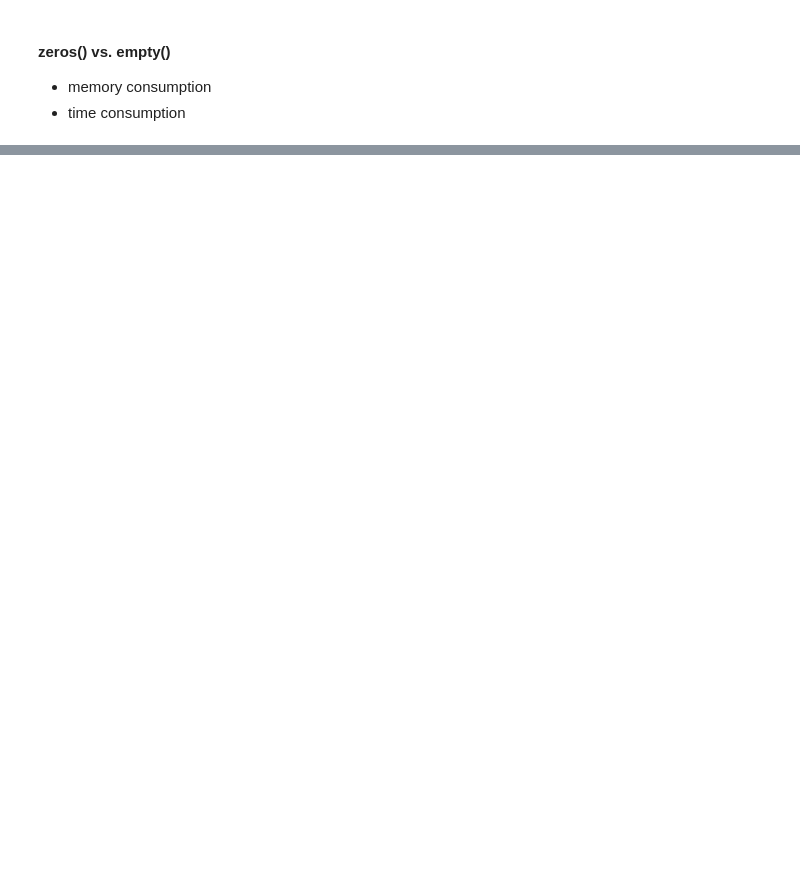
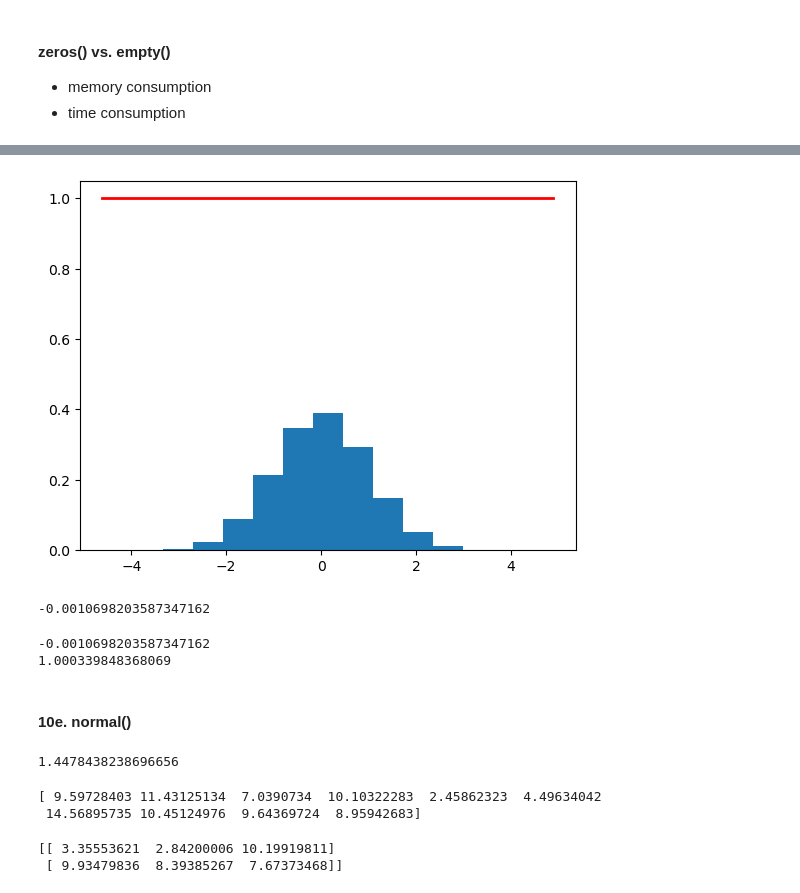
Before and after one commit to gptshubham/Python-for-DataScience-DurgaSoft, a Jupyter notebook: Numpy/2_creating_array.ipynb, the cells around one changed output, grey strips where cells are left out. Saved outputs shown, nothing was run; the diff lists cells and outputs as text; code cells hidden in the pictures; blank space fills up the shorter version.

```diff
--- a/Numpy/2_creating_array.ipynb
+++ b/Numpy/2_creating_array.ipynb
@@ -529,0 +793,18 @@ Time taken by empty(): 0:00:00.000051
+# %%
+s = np.random.randn(1000000)
+import matplotlib.pyplot as plt
+count,bins,ignored = plt.hist(s,15,density=True)
+plt.plot(bins,np.ones_like(bins),linewidth=2,color='r')
+plt.show()
+s.mean()
+# %% [output]
+[figure, added]
+-0.0010698203587347162
+# %%
+print(s.mean())
+print(s.std())
+# %% [output]
+-0.0010698203587347162
+1.000339848368069
+# %% [markdown]
+#### 10e. normal()
@@ -529,0 +820,19 @@ Time taken by empty(): 0:00:00.000051
+# %%
+a = np.random.normal()
+print(a)
+# %% [output]
+1.4478438238696656
+# %%
+# 1-D Array
+a = np.random.normal(10,4,size=10)
+print(a)
+# %% [output]
+[ 9.59728403 11.43125134  7.0390734  10.10322283  2.45862323  4.49634042
+ 14.56895735 10.45124976  9.64369724  8.95942683]
+# %%
+# 2-D Array
+a = np.random.normal(10,4,size=(2,3))
+print(a)
+# %% [output]
+[[ 3.35553621  2.84200006 10.19919811]
+ [ 9.93479836  8.39385267  7.67373468]]
```
Also changed, not shown: parts of 35 cells of this notebook, 1 other file.
